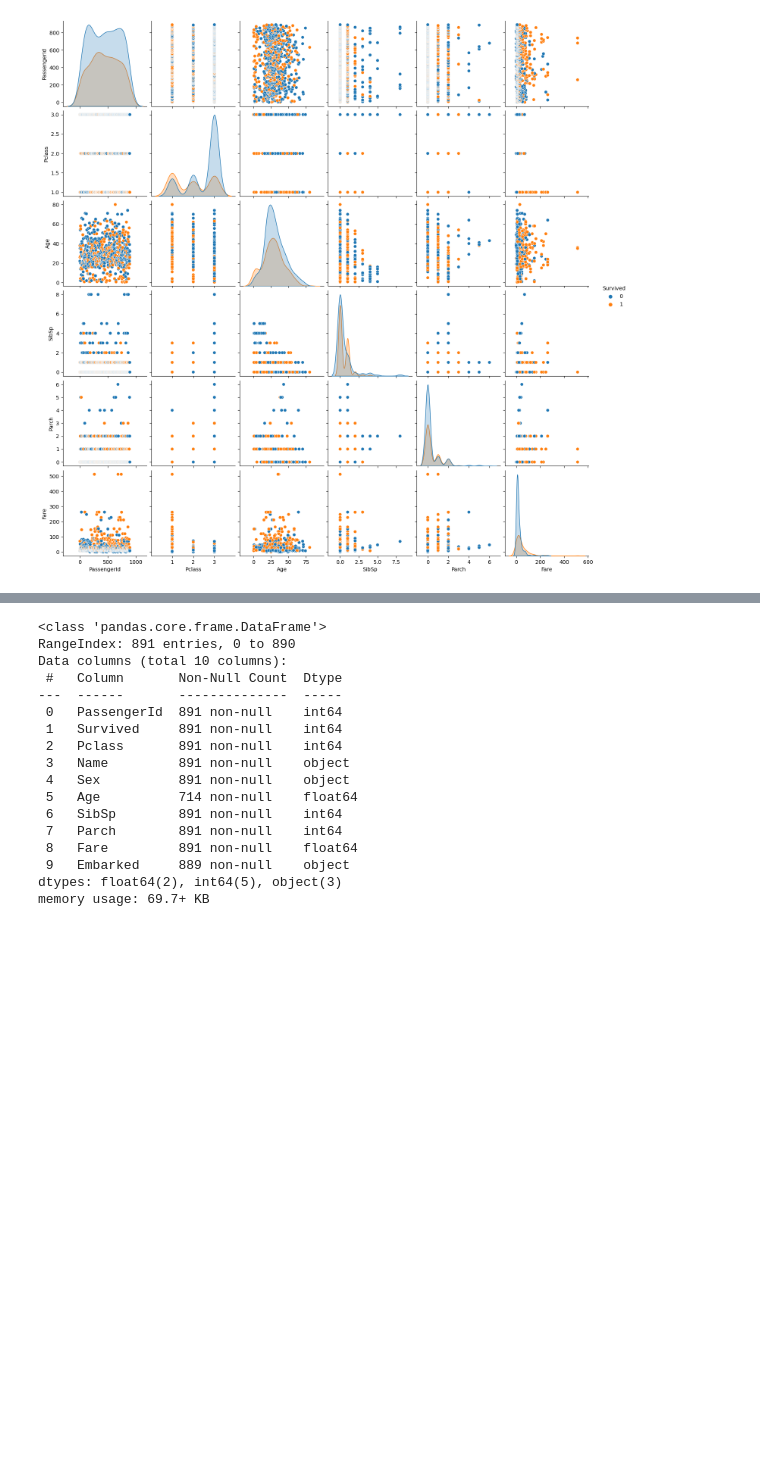
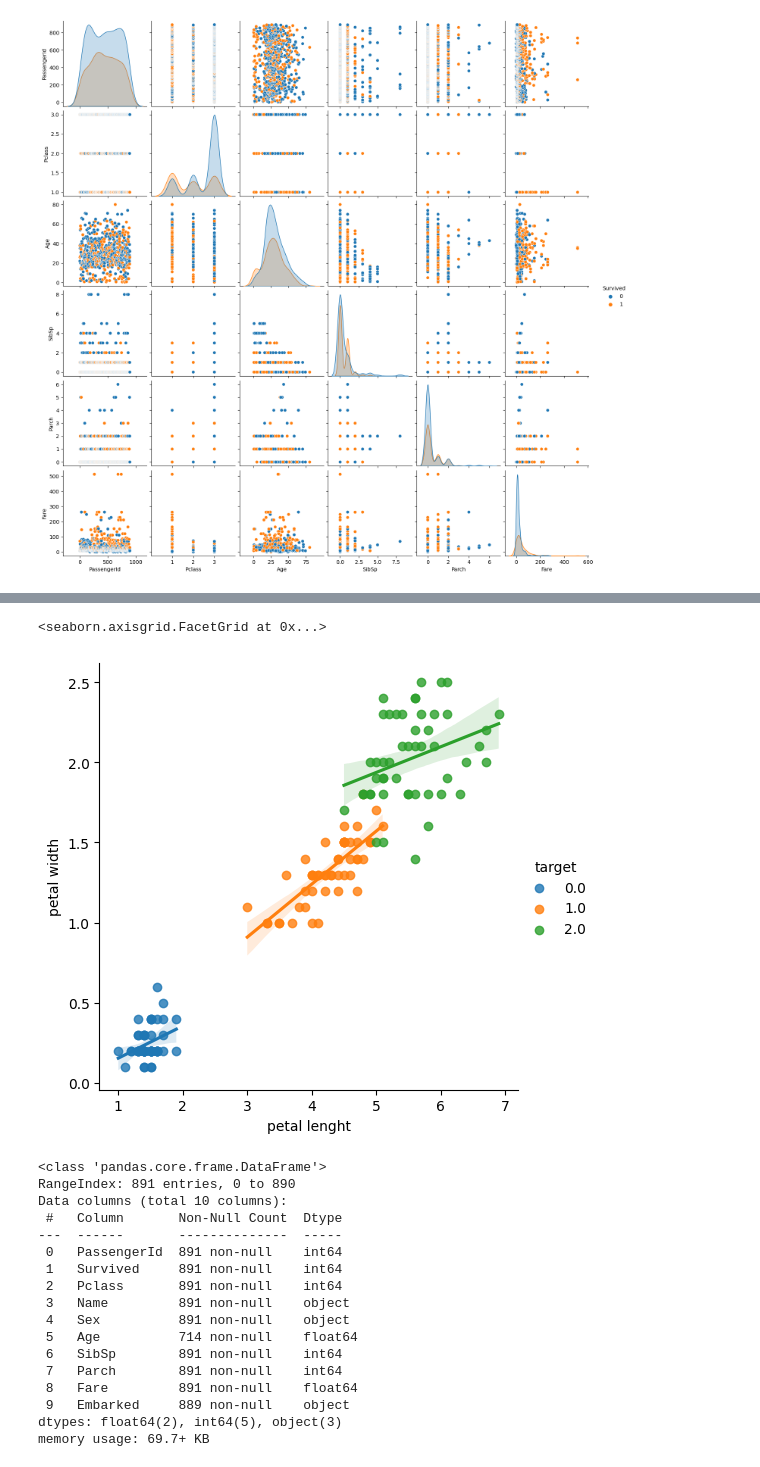
Before and after one commit to delinai/schulich_ds1, a Jupyter notebook: In-class Code/knn_and_naive_bayes.ipynb, the cells around one changed output, grey strips where cells are left out. Drawn from its saved outputs; the diff is of its cells as text; code cells hidden in the pictures; blank space fills up the shorter version.

Commit message:
iris charts

```diff
--- a/In-class Code/knn_and_naive_bayes.ipynb
+++ b/In-class Code/knn_and_naive_bayes.ipynb
@@ -57,3 +66,8 @@ iris.rename(columns={0:'sepal length',1:'sepal width',2:'petal lenght', 3:'petal
+# %%
+sns.lmplot(x='petal lenght', y='petal width', hue = 'target', data=iris)
+# %% [output]
+<seaborn.axisgrid.FacetGrid at 0x...>
+[figure, added]
 # %%
 # drop useless columns
 df.drop(['Ticket', 'Cabin'], axis=1, inplace=True)
```
Also changed, not shown: parts of 1 cell of this notebook.
